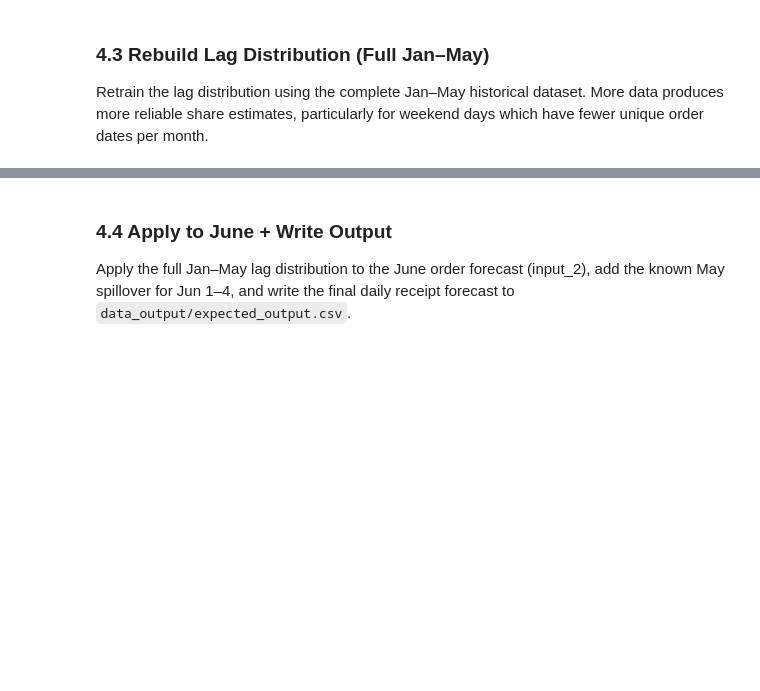
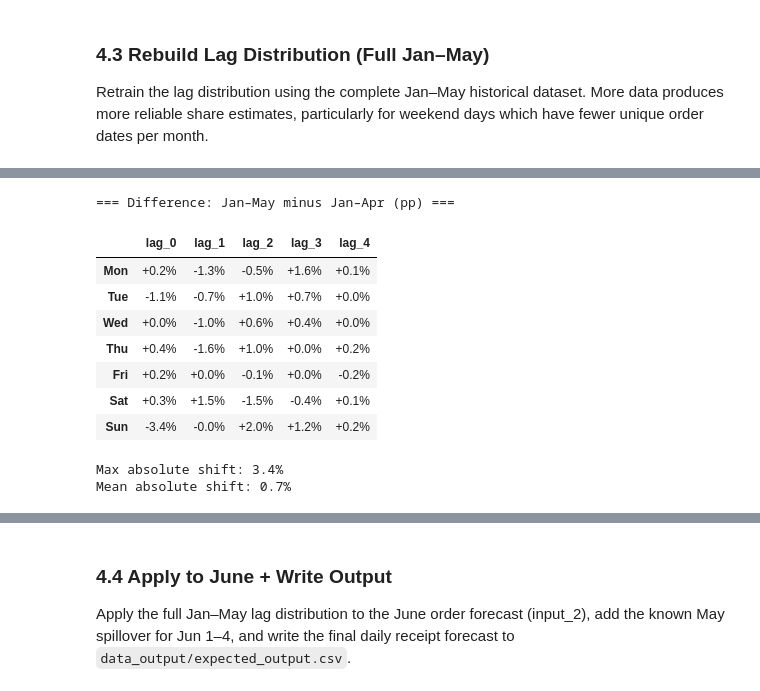
Before and after one commit to traha-89/zalando_fcst_case_study, a Jupyter notebook: analysis.ipynb, the cells around one changed output, grey strips where cells are left out. Drawn from its saved outputs; the diff is of its cells as text; code cells hidden in the pictures; blank space fills up the shorter version.

```diff
--- a/analysis.ipynb
+++ b/analysis.ipynb
@@ -1463,0 +1504,22 @@ Retrain the lag distribution using the complete Jan–May historical dataset. Mo
+# %%
+# Compare Jan–Apr vs Jan–May distributions to see how adding May shifts the profiles
+diff_table = lag_dist_full_table - lag_dist_table
+
+print("=== Difference: Jan–May minus Jan–Apr (pp) ===")
+display(diff_table.style.format("{:+.1%}"
+    ).background_gradient(cmap="RdYlGn", axis=None, vmin=-0.05, vmax=0.05))
+
+print(f"\nMax absolute shift: {diff_table.abs().max().max():.1%}")
+print(f"Mean absolute shift: {diff_table.abs().mean().mean():.1%}")
+# %% [output]
+=== Difference: Jan–May minus Jan–Apr (pp) ===
+|  | lag_0 | lag_1 | lag_2 | lag_3 | lag_4 |
+| Mon | +0.2% | -1.3% | -0.5% | +1.6% | +0.1% |
+| Tue | -1.1% | -0.7% | +1.0% | +0.7% | +0.0% |
+| Wed | +0.0% | -1.0% | +0.6% | +0.4% | +0.0% |
+| Thu | +0.4% | -1.6% | +1.0% | +0.0% | +0.2% |
+| Fri | +0.2% | +0.0% | -0.1% | +0.0% | -0.2% |
+| Sat | +0.3% | +1.5% | -1.5% | -0.4% | +0.1% |
+| Sun | -3.4% | -0.0% | +2.0% | +1.2% | +0.2% |
+Max absolute shift: 3.4%
+Mean absolute shift: 0.7%
```
Also changed, not shown: parts of 2 cells of this notebook, 1 other file.
